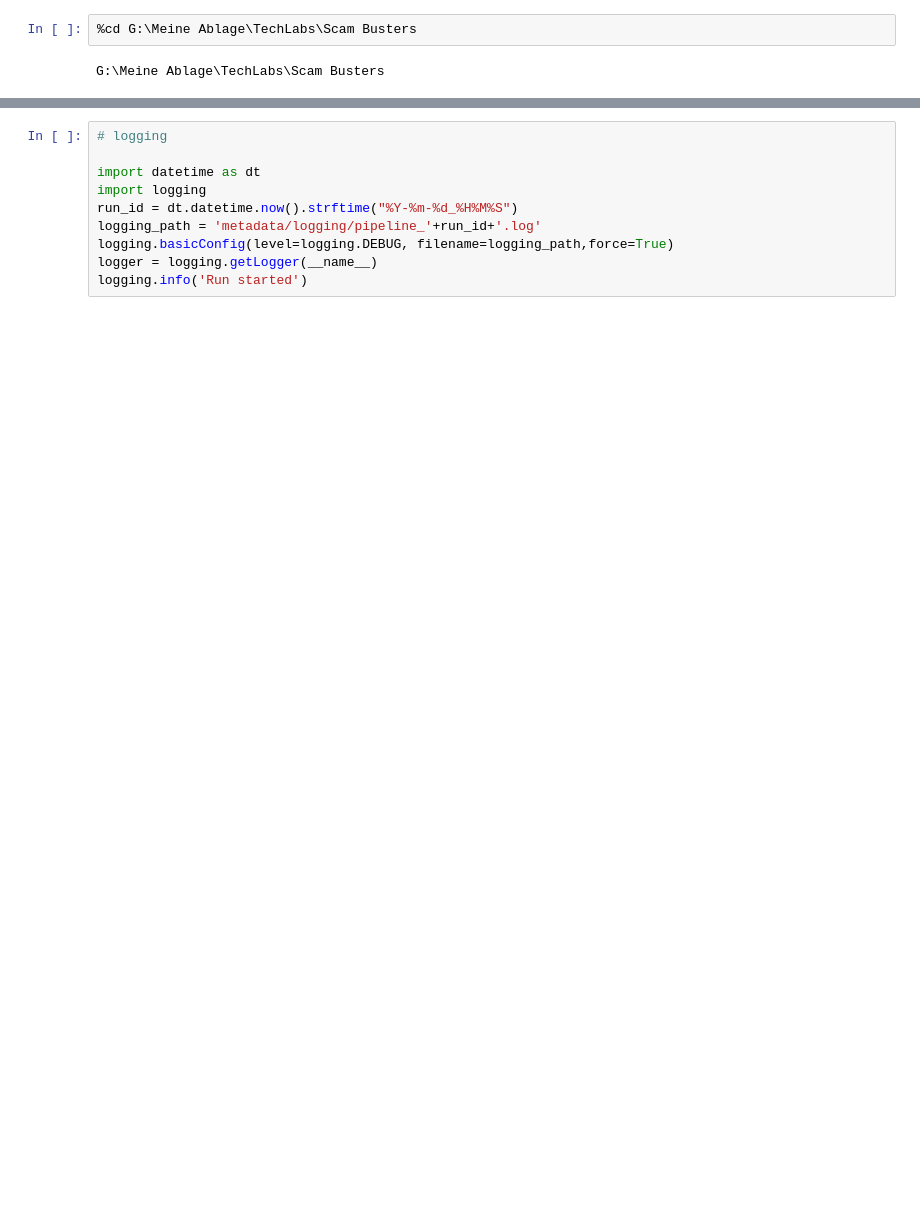
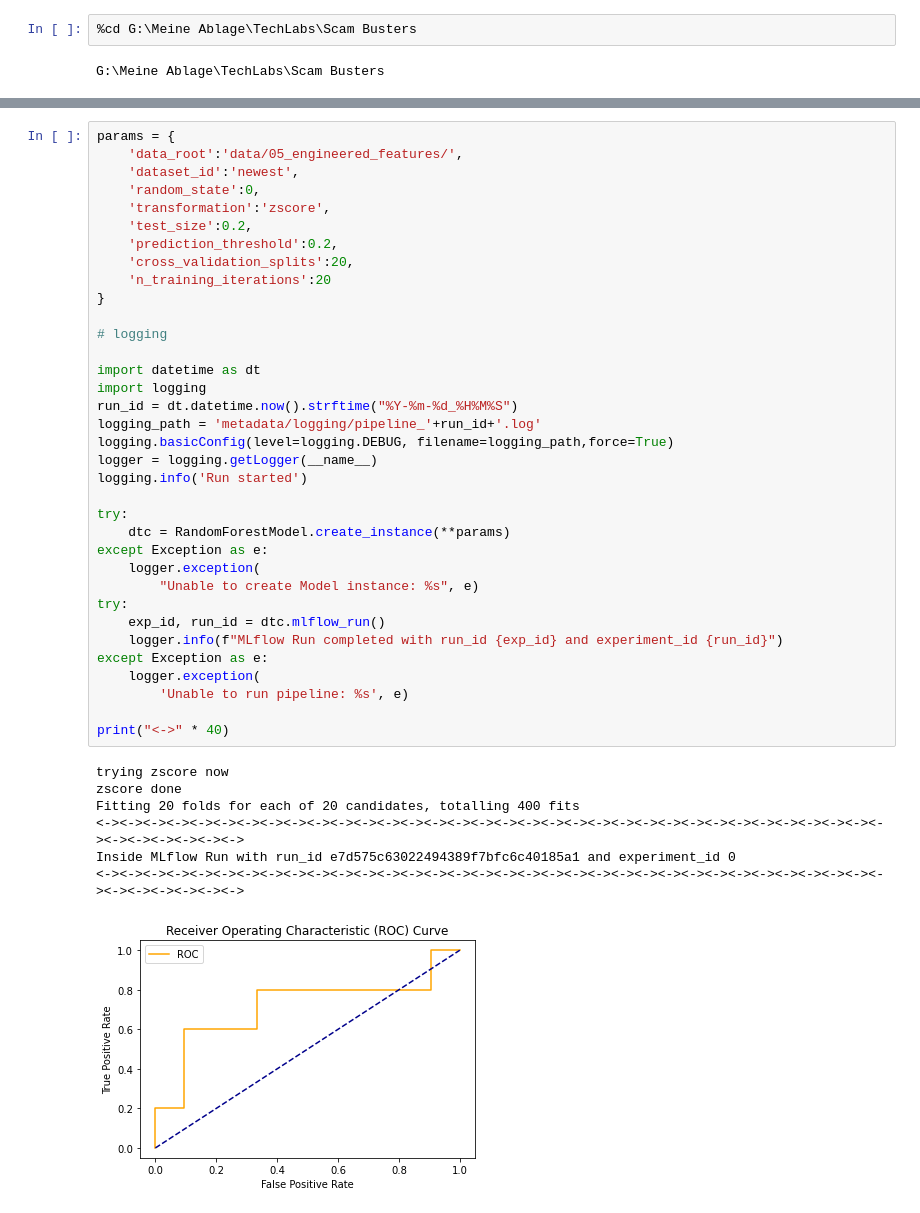
Before and after one commit to NancWN/ScrumBusters, a Jupyter notebook: mlflow_pipeline/pipeline.ipynb, the cells around one changed output, grey strips where cells are left out. Saved outputs shown, nothing was run; the diff lists cells and outputs as text; blank space fills up the shorter version.

Commit message:
more parameters available

```diff
--- a/mlflow_pipeline/pipeline.ipynb
+++ b/mlflow_pipeline/pipeline.ipynb
@@ -21,10 +209,43 @@ import os
 # %%
+params = {
+    'data_root':'data/05_engineered_features/',
+    'dataset_id':'newest',
+    'random_state':0,
+    'transformation':'zscore',
+    'test_size':0.2,
+    'prediction_threshold':0.2,
+    'cross_validation_splits':20,
+    'n_training_iterations':20
+}
+
 # logging
 
 import datetime as dt
 import logging
 run_id = dt.datetime.now().strftime("%Y-%m-%d_%H%M%S")
 logging_path = 'metadata/logging/pipeline_'+run_id+'.log'
 logging.basicConfig(level=logging.DEBUG, filename=logging_path,force=True)
 logger = logging.getLogger(__name__)
 logging.info('Run started')
+
+try:
+    dtc = RandomForestModel.create_instance(**params)
+except Exception as e:
+    logger.exception(
+        "Unable to create Model instance: %s", e)
+try:
+    exp_id, run_id = dtc.mlflow_run()
+    logger.info(f"MLflow Run completed with run_id {exp_id} and experiment_id {run_id}")
+except Exception as e:
+    logger.exception(
+        'Unable to run pipeline: %s', e)
+
+print("<->" * 40)
+# %% [output]
+trying zscore now
+zscore done
+Fitting 20 folds for each of 20 candidates, totalling 400 fits
+<-><-><-><-><-><-><-><-><-><-><-><-><-><-><-><-><-><-><-><-><-><-><-><-><-><-><-><-><-><-><-><-><-><-><-><-><-><-><-><->
+Inside MLflow Run with run_id e7d575c63022494389f7bfc6c40185a1 and experiment_id 0
+<-><-><-><-><-><-><-><-><-><-><-><-><-><-><-><-><-><-><-><-><-><-><-><-><-><-><-><-><-><-><-><-><-><-><-><-><-><-><-><->
+[figure, added]
```
Also changed, not shown: parts of 16 cells of this notebook.
